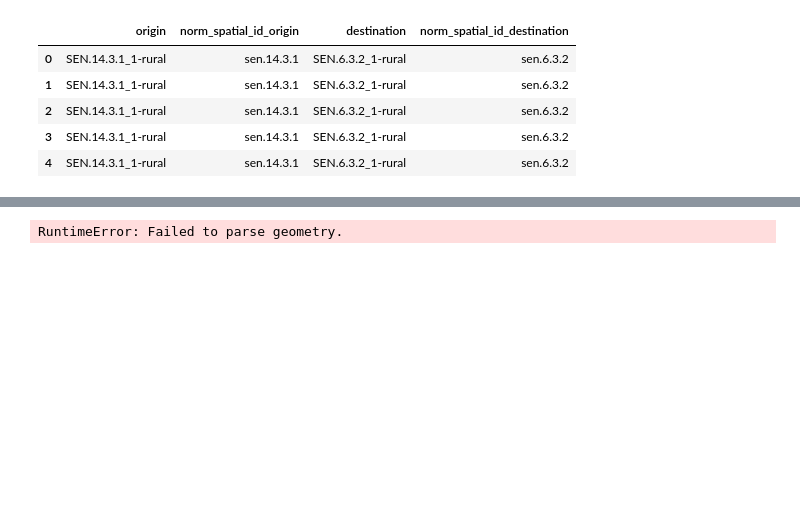
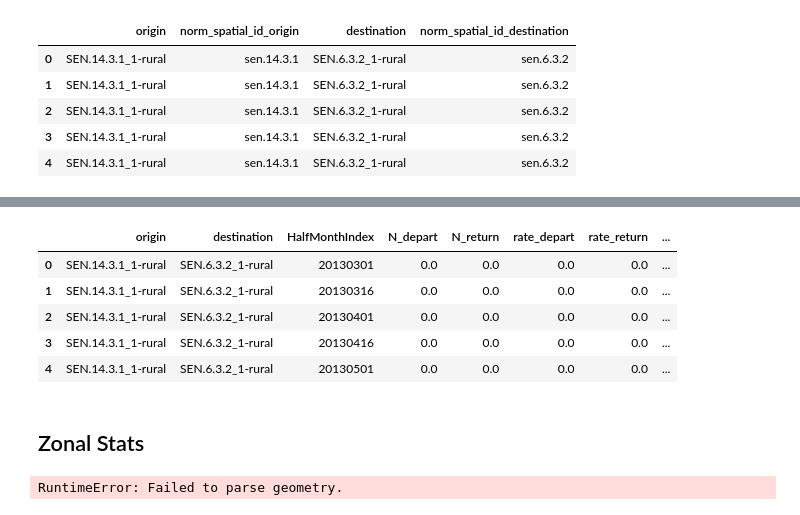
Before and after one commit to khizerzakir/dvcube, a Jupyter notebook: zarr_cube/test_cube.ipynb, the cells around one changed output, grey strips where cells are left out. Cells and saved outputs as stored; diff of their text form; code cells hidden in the pictures; blank space fills up the shorter version.

```diff
--- a/zarr_cube/test_cube.ipynb
+++ b/zarr_cube/test_cube.ipynb
@@ -379,3 +392,18 @@ NameError: name 'mobility_df' is not defined
+# %%
+# read the parquet files back to verify
+#spatial_units_parquet = gpd.read_parquet("/home/kzakir/dvcube/test/data/mobility_data/spatial_units.parquet")
+mobility_df_parquet = pd.read_parquet("/home/kzakir/dvcube/test/data/mobility_data/mobility_data.parquet")
+#spatial_units_parquet
+mobility_df_parquet.head()
+# %% [output]
+|  | origin | destination | HalfMonthIndex | N_depart | N_return | rate_depart | rate_return | ... |
+| 0 | SEN.14.3.1_1-rural | SEN.6.3.2_1-rural | 20130301 | 0.0 | 0.0 | 0.0 | 0.0 | ... |
+| 1 | SEN.14.3.1_1-rural | SEN.6.3.2_1-rural | 20130316 | 0.0 | 0.0 | 0.0 | 0.0 | ... |
+| 2 | SEN.14.3.1_1-rural | SEN.6.3.2_1-rural | 20130401 | 0.0 | 0.0 | 0.0 | 0.0 | ... |
+| 3 | SEN.14.3.1_1-rural | SEN.6.3.2_1-rural | 20130416 | 0.0 | 0.0 | 0.0 | 0.0 | ... |
+| 4 | SEN.14.3.1_1-rural | SEN.6.3.2_1-rural | 20130501 | 0.0 | 0.0 | 0.0 | 0.0 | ... |
+# %% [markdown]
+## Zonal Stats
 # %%
 aggregated = ds.FAPAR.xvec.zonal_stats(
     units.geometry, x_coords= "lon", y_coords="lat",
```
Also changed, not shown: parts of 10 cells of this notebook, 3 other files.
